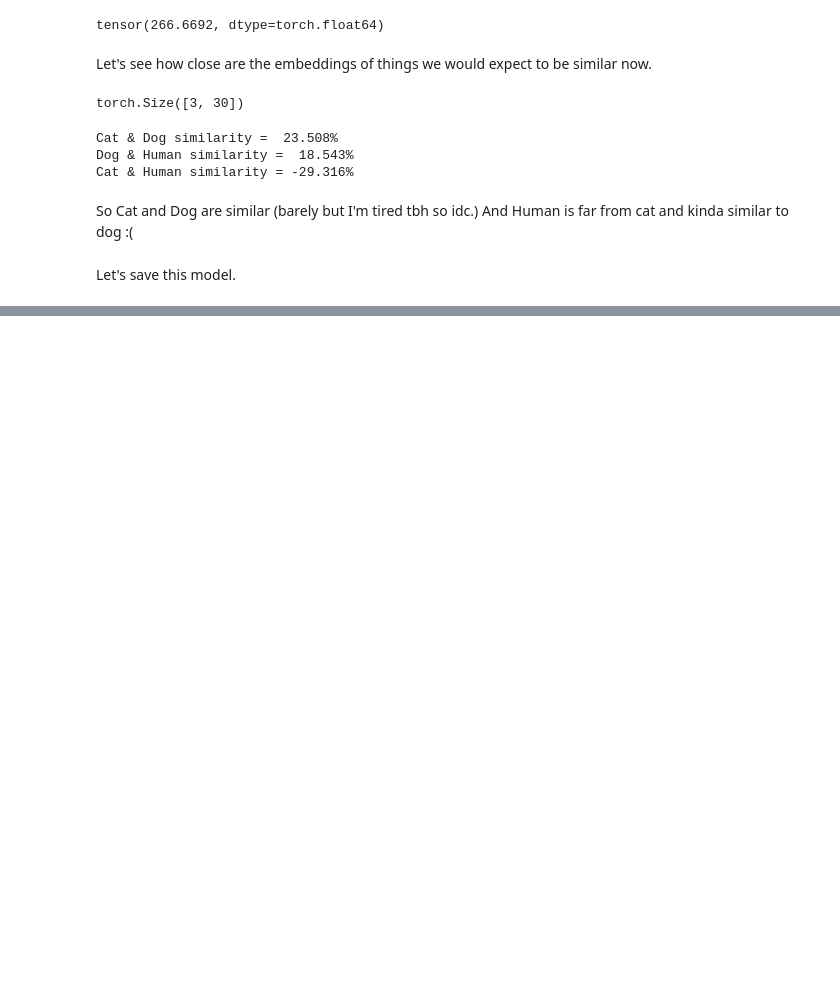
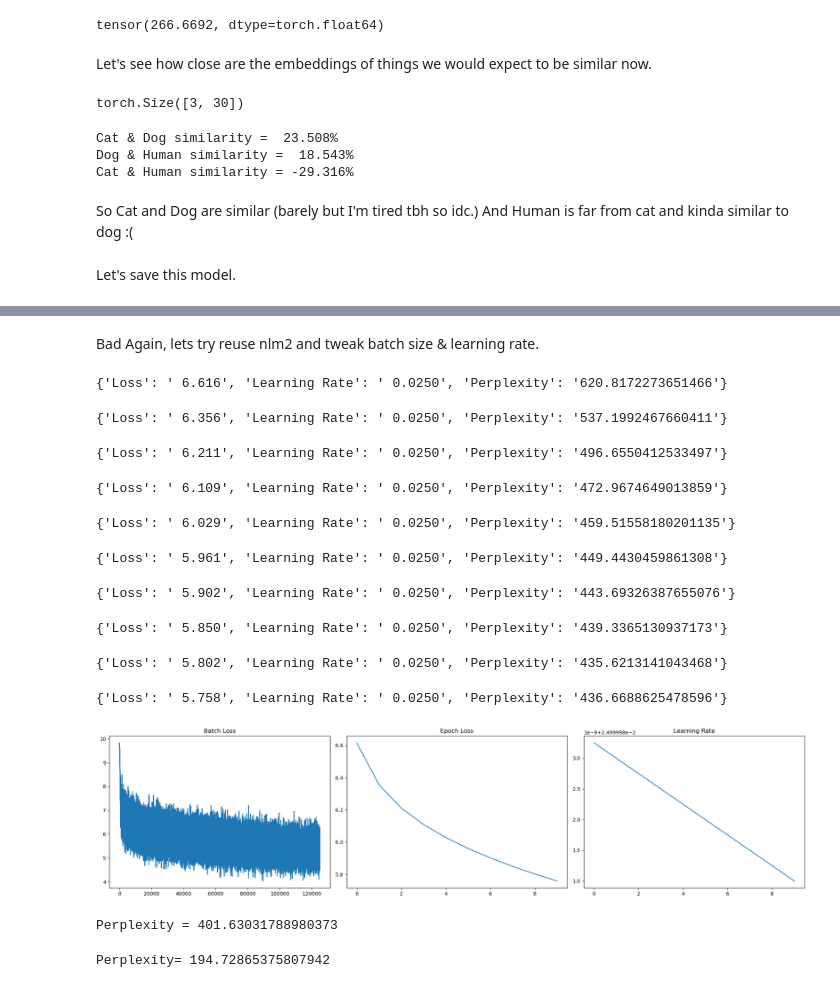
Before and after one commit to SHIXOOM/Language-Modeling-from-Scratch, a Jupyter notebook: Neural Probabilistic Language Model/Neural Probabilistic Language Model.ipynb, the cells around one changed output, grey strips where cells are left out. Cells and saved outputs as stored; diff of their text form; code cells hidden in the pictures; blank space fills up the shorter version.

```diff
--- a/Neural Probabilistic Language Model/Neural Probabilistic Language Model.ipynb
+++ b/Neural Probabilistic Language Model/Neural Probabilistic Language Model.ipynb
@@ -705,0 +730,3 @@ dataset.decode(best.argmax().cpu())
+# %%
+dataset = Corpus(n=10, vocab=vocab, sentences=sentences)
+len(dataset)
@@ -705,0 +852,53 @@ dataset.decode(best.argmax().cpu())
+# %% [markdown]
+Bad Again, lets try reuse nlm2 and tweak batch size & learning rate.
+# %%
+nlm2 = NLM(
+    v=dataset.vocab_length,
+    m=30,
+    n=10,
+    h=200,
+    padding_idx=dataset.padding_token
+)
+nlm2.to(device)
+
+learning_rate = 0.001
+optimizer = torch.optim.Adam(
+    params=nlm2.parameters(),
+    lr=learning_rate,
+)
+loss_function = nn.NLLLoss()
+
+train_batch_loss, train_epoch_loss, train_learning_rate = train(
+    dataset=train_set,
+    batch_size=64,
+    epochs=10,
+    model=nlm2,
+    validation_set=validation_set,
+)
+
+plot_training_data(train_batch_loss, train_epoch_loss, train_learning_rate)
+
+perplexity_value = calculate_perplexity(
+    vocab_length=dataset.vocab_length, dataset=test_set, batch_size=2500, model=nlm2
+)
+print(f"Perplexity = {perplexity_value.item()}")
+# %% [output]
+{'Loss': ' 6.616', 'Learning Rate': ' 0.0250', 'Perplexity': '620.8172273651466'}
+{'Loss': ' 6.356', 'Learning Rate': ' 0.0250', 'Perplexity': '537.1992467660411'}
+{'Loss': ' 6.211', 'Learning Rate': ' 0.0250', 'Perplexity': '496.6550412533497'}
+{'Loss': ' 6.109', 'Learning Rate': ' 0.0250', 'Perplexity': '472.9674649013859'}
+{'Loss': ' 6.029', 'Learning Rate': ' 0.0250', 'Perplexity': '459.51558180201135'}
+{'Loss': ' 5.961', 'Learning Rate': ' 0.0250', 'Perplexity': '449.4430459861308'}
+{'Loss': ' 5.902', 'Learning Rate': ' 0.0250', 'Perplexity': '443.69326387655076'}
+{'Loss': ' 5.850', 'Learning Rate': ' 0.0250', 'Perplexity': '439.3365130937173'}
+{'Loss': ' 5.802', 'Learning Rate': ' 0.0250', 'Perplexity': '435.6213141043468'}
+{'Loss': ' 5.758', 'Learning Rate': ' 0.0250', 'Perplexity': '436.6688625478596'}
+[figure, added]
+Perplexity = 401.63031788980373
+# %%
+perplexity_value = calculate_perplexity(
+    vocab_length=dataset.vocab_length, dataset=train_set, batch_size=2500, model=nlm2
+)
+print(f"Perplexity = {perplexity_value}")
+# %% [output]
+Perplexity= 194.72865375807942
```
Also changed, not shown: parts of 21 cells of this notebook.
